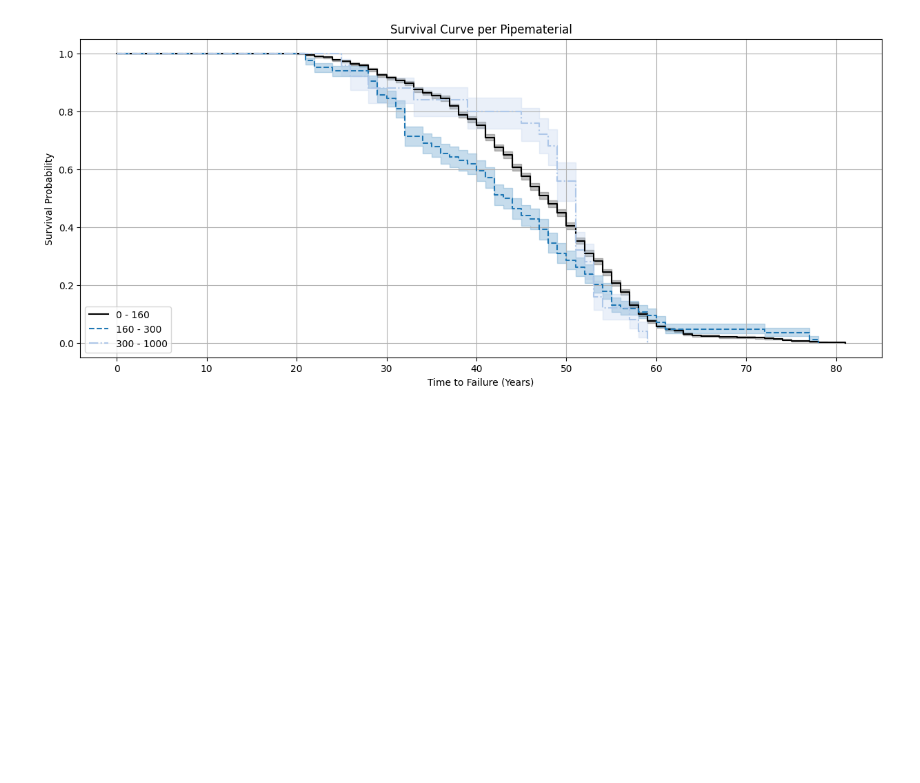
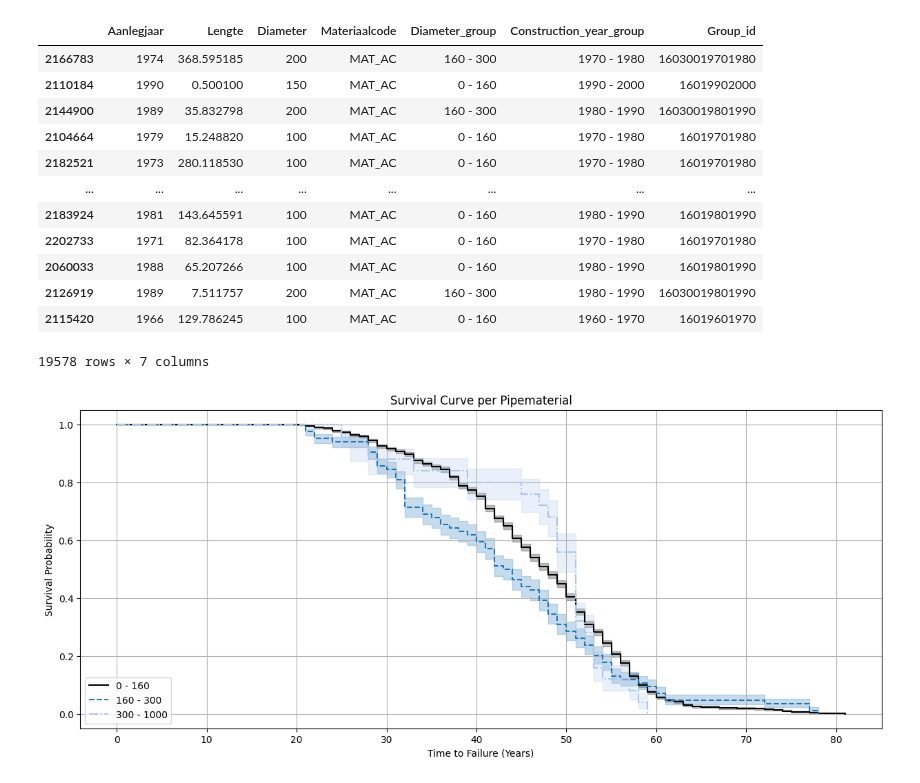
Before and after one commit to jipsteiger/ENVM1601, a Jupyter notebook: Failure_modelling/data_preparation.ipynb, the cells around one changed output. Drawn from its saved outputs; the diff is of its cells as text; code cells hidden in the pictures; blank space fills up the shorter version.

```diff
--- a/Failure_modelling/data_preparation.ipynb
+++ b/Failure_modelling/data_preparation.ipynb
@@ -88,6 +88,22 @@ model_failures['Diameter_group_failurerate'] = model_failures['Diameter_group'].
 model_failures['Diameter_group_failurerate'].fillna(0, inplace=True)
 
 model_failures['Pipe_failurerate'] = model_failures['age_at_failure'] / (model_pipes['Lengte'].sum(0) / 1000)
+# %%
+model_pipes
+# %% [output]
+|  | Aanlegjaar | Lengte | Diameter | Materiaalcode | Diameter_group | Construction_year_group | Group_id |
+| 2166783 | 1974 | 368.595185 | 200 | MAT_AC | 160 - 300 | 1970 - 1980 | 16030019701980 |
+| 2110184 | 1990 | 0.500100 | 150 | MAT_AC | 0 - 160 | 1990 - 2000 | 16019902000 |
+| 2144900 | 1989 | 35.832798 | 200 | MAT_AC | 160 - 300 | 1980 - 1990 | 16030019801990 |
+| 2104664 | 1979 | 15.248820 | 100 | MAT_AC | 0 - 160 | 1970 - 1980 | 16019701980 |
+| 2182521 | 1973 | 280.118530 | 100 | MAT_AC | 0 - 160 | 1970 - 1980 | 16019701980 |
+| ... | ... | ... | ... | ... | ... | ... | ... |
+| 2183924 | 1981 | 143.645591 | 100 | MAT_AC | 0 - 160 | 1980 - 1990 | 16019801990 |
+| 2202733 | 1971 | 82.364178 | 100 | MAT_AC | 0 - 160 | 1970 - 1980 | 16019701980 |
+| 2060033 | 1988 | 65.207266 | 100 | MAT_AC | 0 - 160 | 1980 - 1990 | 16019801990 |
+| 2126919 | 1989 | 7.511757 | 200 | MAT_AC | 160 - 300 | 1980 - 1990 | 16030019801990 |
+| 2115420 | 1966 | 129.786245 | 100 | MAT_AC | 0 - 160 | 1960 - 1970 | 16019601970 |
+19578 rows × 7 columns
 # %%
 from lifelines import KaplanMeierFitter
 from itertools import cycle
```
Also changed, not shown: 18 other files.
